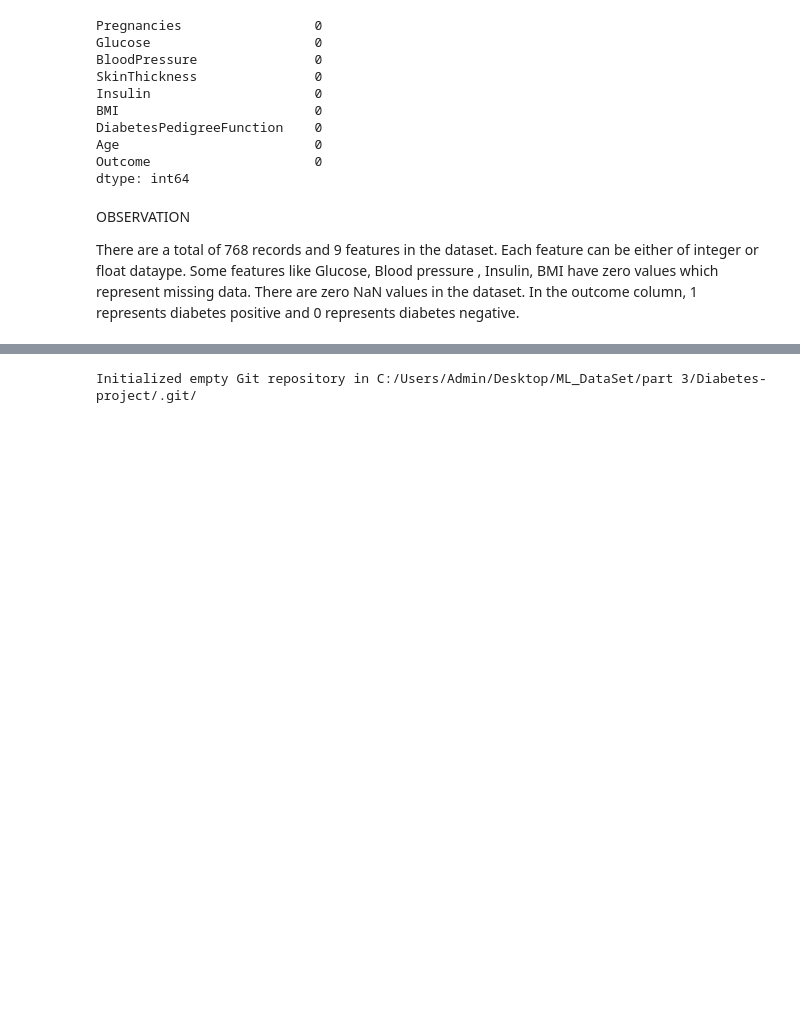
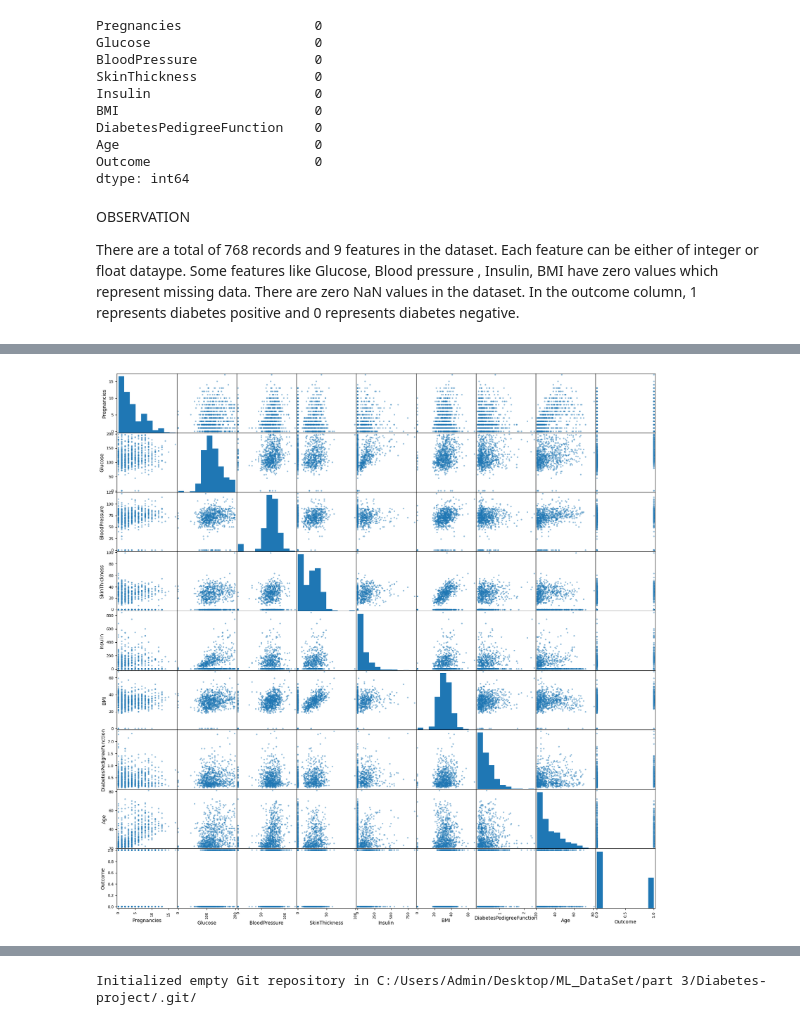
Before and after one commit to felista47/diabetes-prediction-model, a Jupyter notebook: diabetes.ipynb, the cells around one changed output, grey strips where cells are left out. Cells and saved outputs as stored; diff of their text form; code cells hidden in the pictures; blank space fills up the shorter version.

```diff
--- a/diabetes.ipynb
+++ b/diabetes.ipynb
@@ -84,0 +107,10 @@ STEP 2: DATA VISUALIZATION
+# %%
+# Scatter plot matrix
+
+from pandas.plotting import scatter_matrix
+
+# Assuming 'dataset' is your DataFrame
+scatter_matrix(dataset, figsize=(20, 20))
+plt.show()
+# %% [output]
+[figure, added]
```
Also changed, not shown: parts of 8 cells of this notebook.
